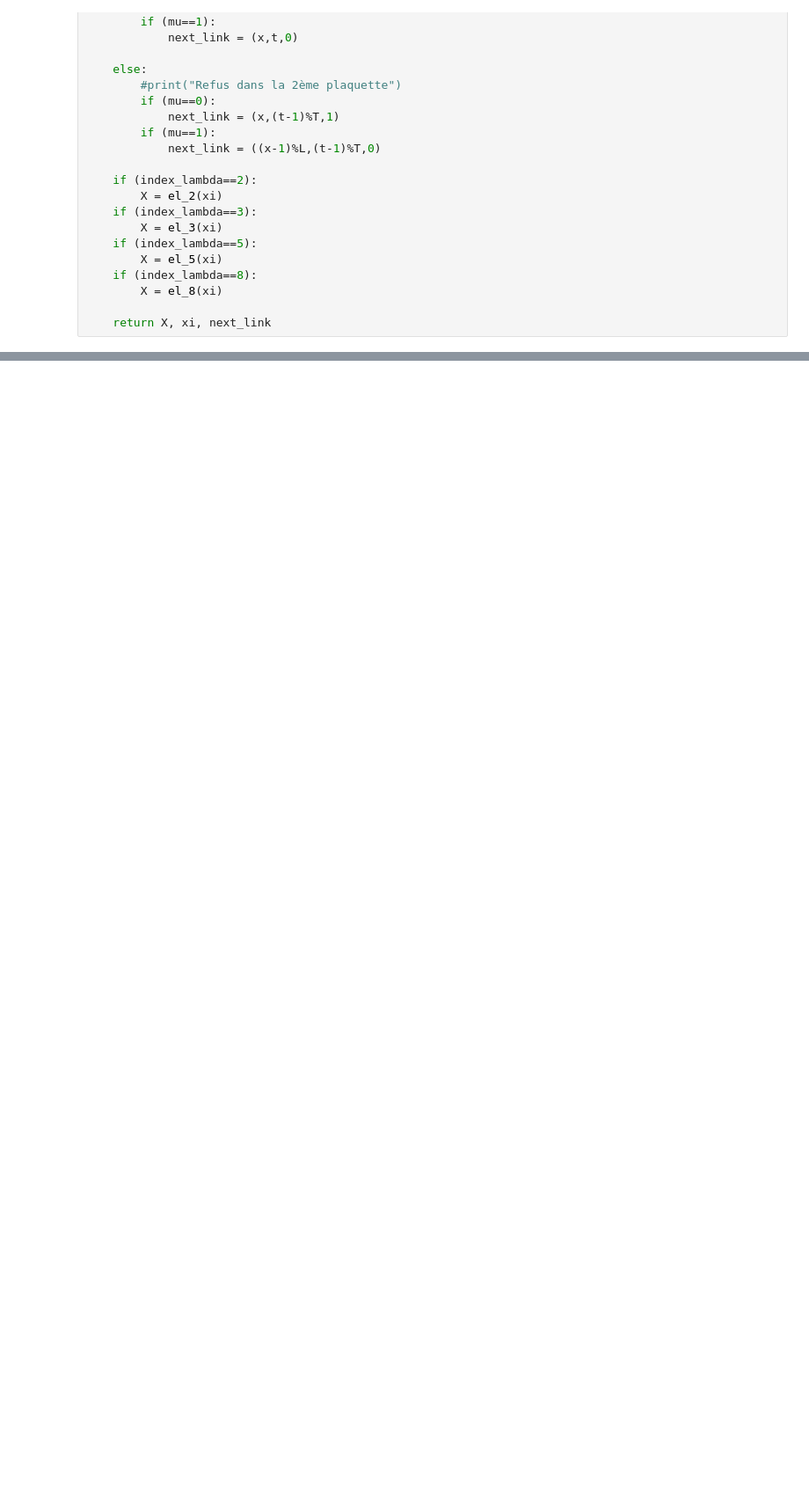
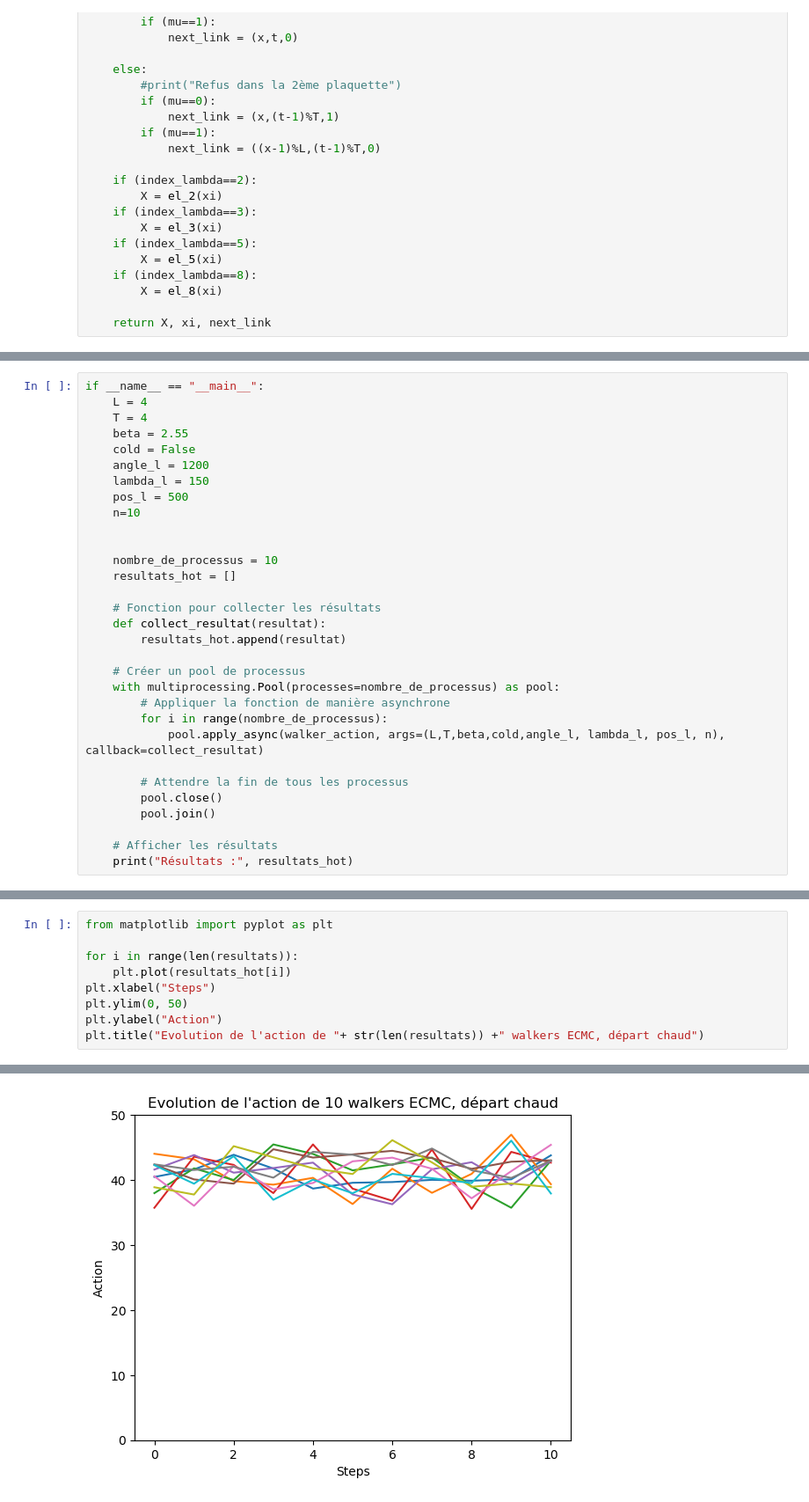
Before and after one commit to yacobozdalkiran/generate_conf_python, a Jupyter notebook: generate_conf_modulo.ipynb, the cells around one changed output, grey strips where cells are left out. Shown at 88% size. Drawn from its saved outputs; the diff is of its cells as text; blank space fills up the shorter version.

```diff
--- a/generate_conf_modulo.ipynb
+++ b/generate_conf_modulo.ipynb
@@ -370,0 +726,31 @@ print(calculate_action(c,beta))
+# %%
+if __name__ == "__main__":
+    L = 4
+    T = 4
+    beta = 2.55
+    cold = False
+    angle_l = 1200
+    lambda_l = 150
+    pos_l = 500
+    n=10
+
+
+    nombre_de_processus = 10
+    resultats_hot = []
+
+    # Fonction pour collecter les résultats
+    def collect_resultat(resultat):
+        resultats_hot.append(resultat)
+
+    # Créer un pool de processus
+    with multiprocessing.Pool(processes=nombre_de_processus) as pool:
+        # Appliquer la fonction de manière asynchrone
+        for i in range(nombre_de_processus):
+            pool.apply_async(walker_action, args=(L,T,beta,cold,angle_l, lambda_l, pos_l, n), callback=collect_resultat)
+
+        # Attendre la fin de tous les processus
+        pool.close()
+        pool.join()
+
+    # Afficher les résultats
+    print("Résultats :", resultats_hot)
@@ -370,0 +835,10 @@ print(calculate_action(c,beta))
+# %%
+from matplotlib import pyplot as plt
+
+for i in range(len(resultats)):
+    plt.plot(resultats_hot[i])
+plt.xlabel("Steps")
+plt.ylim(0, 50)
+plt.ylabel("Action")
+plt.title("Evolution de l'action de "+ str(len(resultats)) +" walkers ECMC, départ chaud")
+# %% [output]
@@ -370,0 +846 @@ print(calculate_action(c,beta))
+[figure, added]
```
Also changed, not shown: parts of 16 cells of this notebook.
